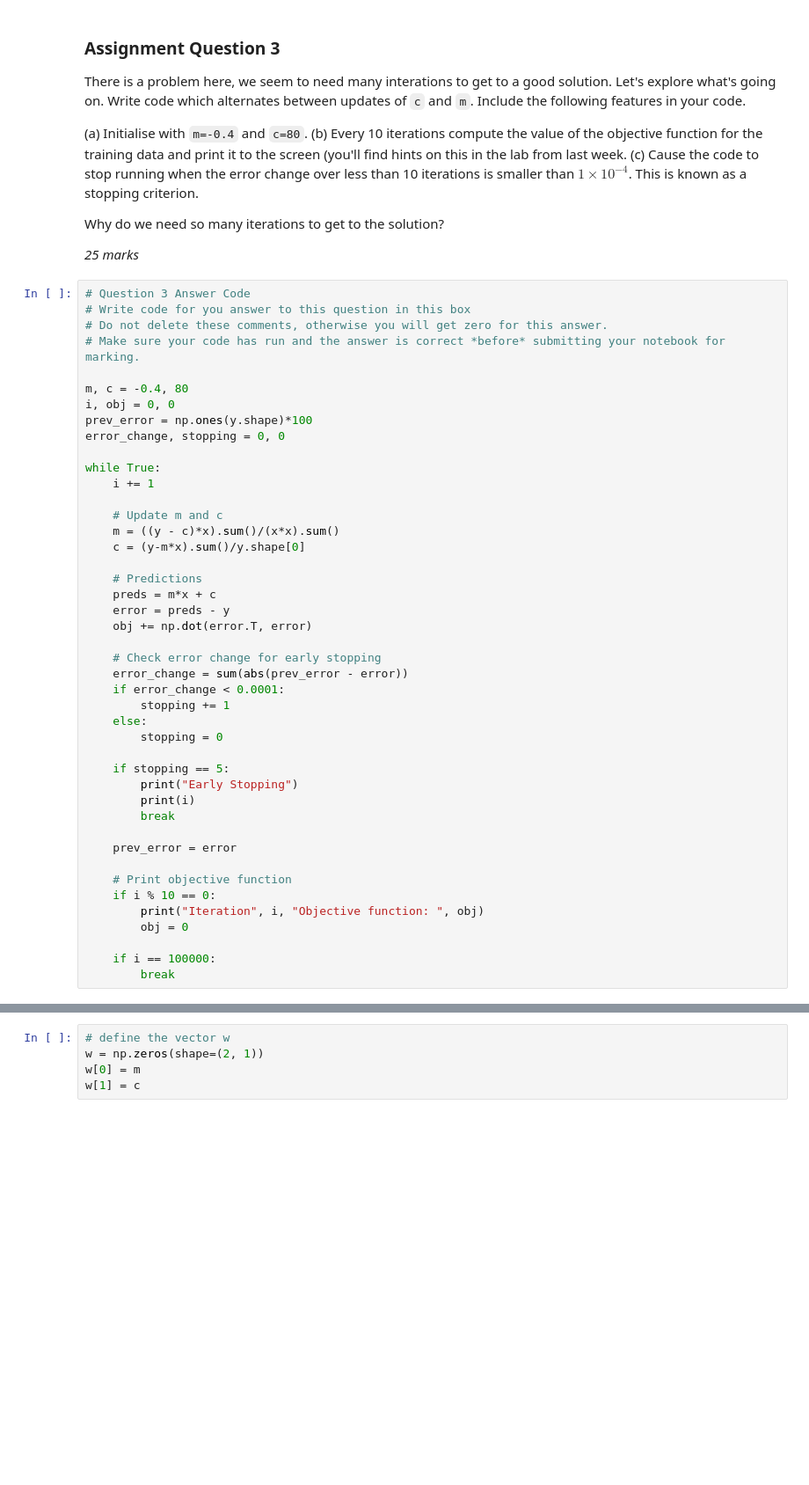
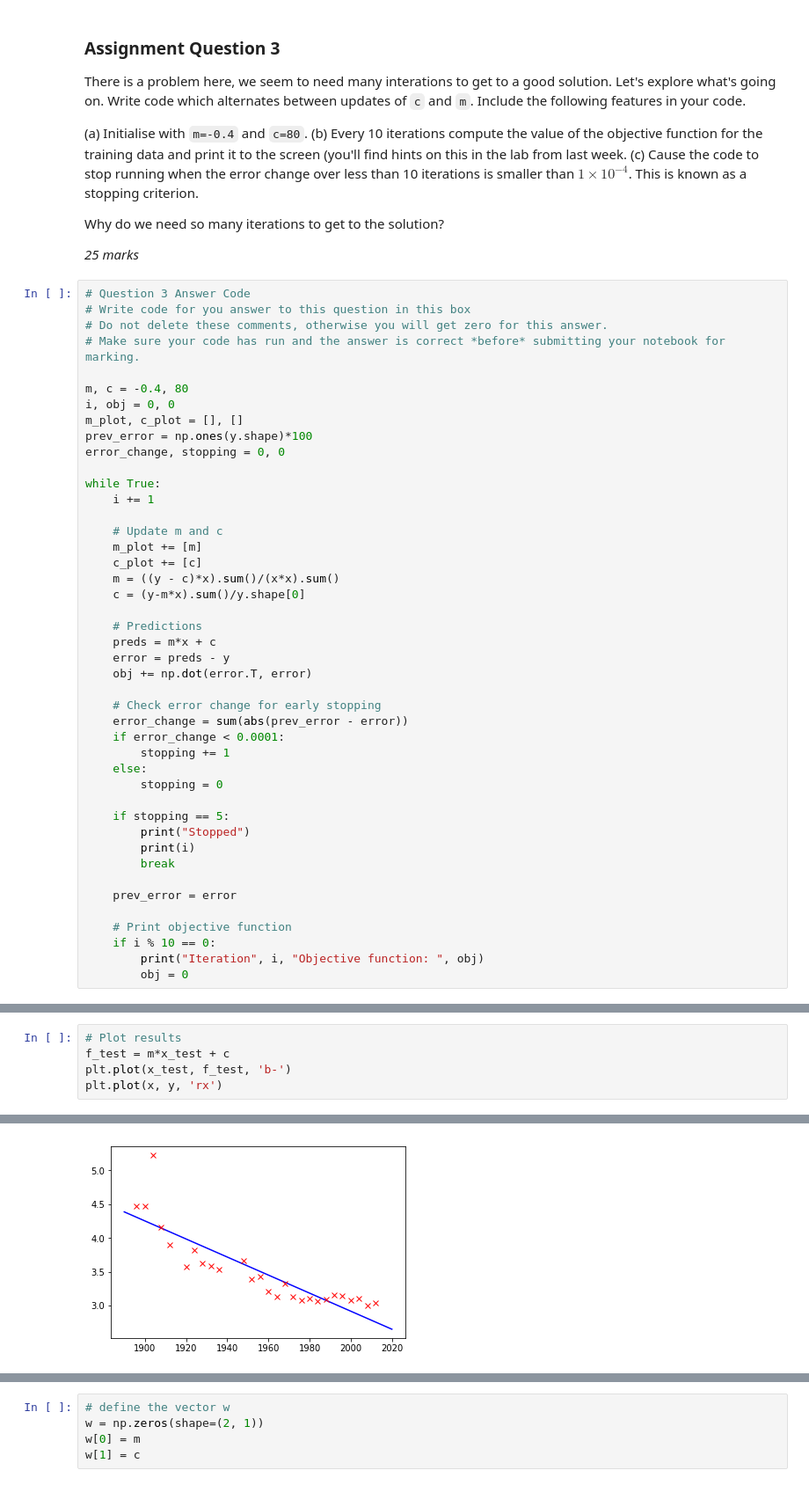
Before and after one commit to TUOS-COM-4509-6509-2018-19/assignment-3-MrDupin, a Jupyter notebook: assignment3.ipynb, the cells around one changed output, grey strips where cells are left out. Shown at 88% size. Cells and saved outputs as stored; diff of their text form; blank space fills up the shorter version.

```diff
--- a/assignment3.ipynb
+++ b/assignment3.ipynb
@@ -348,6 +334,7 @@ Why do we need so many iterations to get to the solution?
 
 m, c = -0.4, 80
 i, obj = 0, 0
+m_plot, c_plot = [], []
 prev_error = np.ones(y.shape)*100
 error_change, stopping = 0, 0
 
@@ -355,6 +342,8 @@ while True:
     i += 1
 
     # Update m and c
+    m_plot += [m]
+    c_plot += [c]
     m = ((y - c)*x).sum()/(x*x).sum()
     c = (y-m*x).sum()/y.shape[0]
 
@@ -371,7 +360,7 @@ while True:
         stopping = 0
 
     if stopping == 5:
-        print("Early Stopping")
+        print("Stopped")
         print(i)
         break
 
@@ -381,9 +370,6 @@ while True:
     if i % 10 == 0:
         print("Iteration", i, "Objective function: ", obj)
         obj = 0
-
-    if i == 100000:
-        break
 # %% [output]
 Iteration 10 Objective function:  [[251.51170598]]
 Iteration 20 Objective function:  [[249.9886643]]
@@ -408,0 +391,6 @@ Write your answer to the question in this box.
+# %%
+# Plot results
+f_test = m*x_test + c
+plt.plot(x_test, f_test, 'b-')
+plt.plot(x, y, 'rx')
+# %% [output]
@@ -408,0 +398 @@ Write your answer to the question in this box.
+[figure, added]
```
Also changed, not shown: parts of 19 cells of this notebook.
